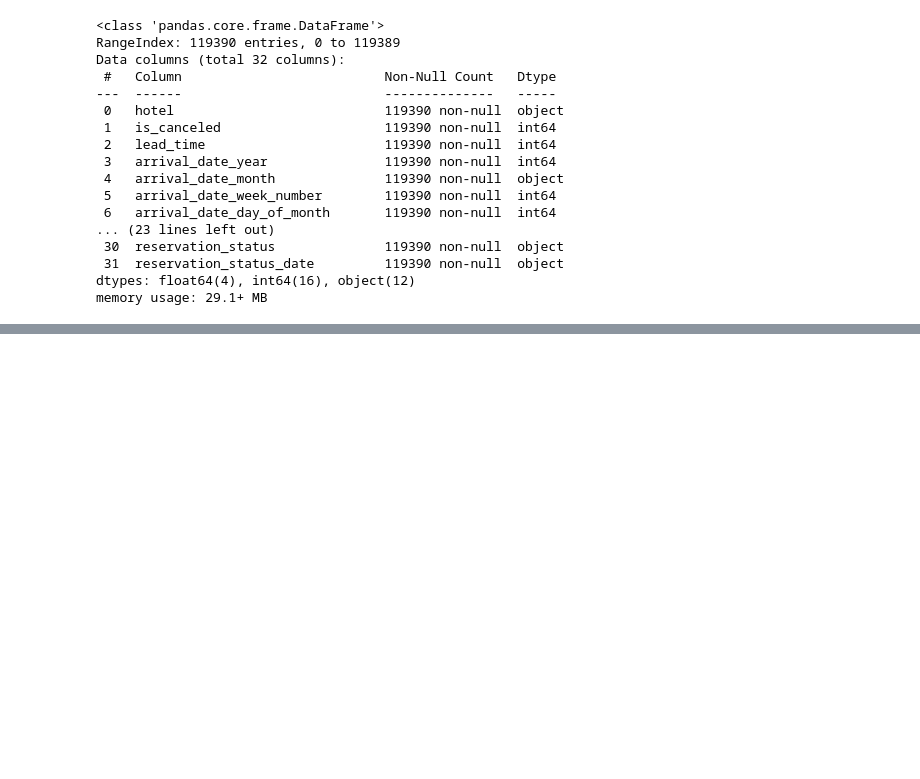
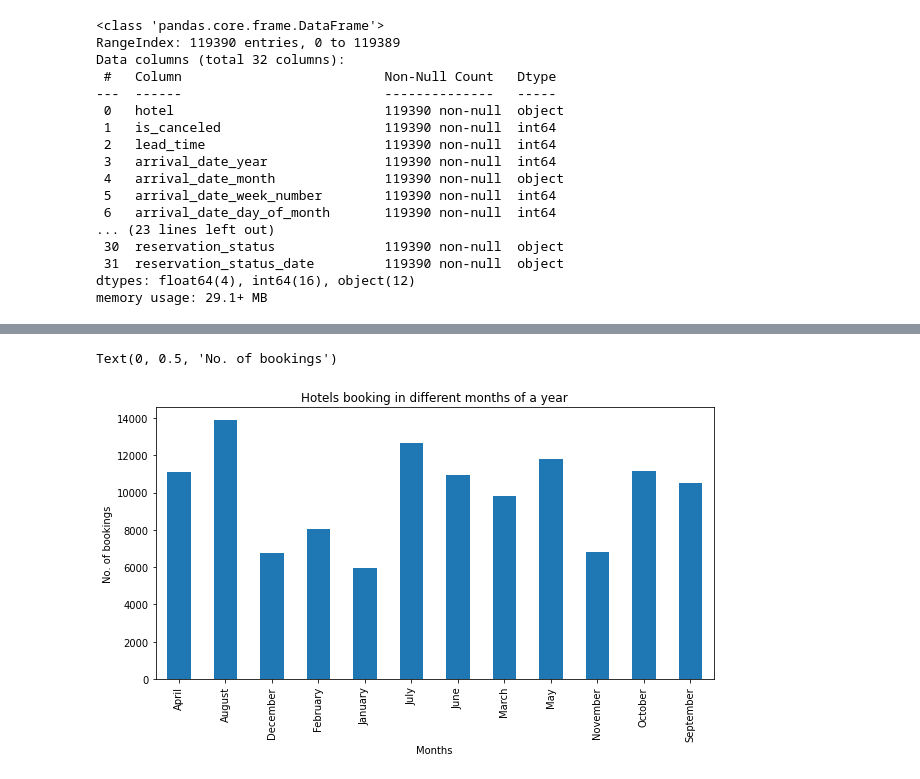
Before and after one commit to ritik1804k/Hotel-Booking-Analysis-, a Jupyter notebook: Hotel_Booking_Analysis_Capstone_Project.ipynb, the cells around one changed output, grey strips where cells are left out. Saved outputs shown, nothing was run; the diff lists cells and outputs as text; code cells hidden in the pictures; blank space fills up the shorter version.

```diff
--- a/Hotel_Booking_Analysis_Capstone_Project.ipynb
+++ b/Hotel_Booking_Analysis_Capstone_Project.ipynb
@@ -147,3 +138,7 @@ From the null value removal we got the insight that we can replacethe null value
-# %%
-# replacing all the null value
-hotel_df = hotel_df.replace('NaN', '0')
+# %%
+# as we can see that there are four columns with null value ( company,agent,country,children)
+# relpacing all the null values with some suitable value
+hotel_df['company'].fillna(0,inplace=True)
+hotel_df['agent'].fillna(0,inplace=True)
+hotel_df['country'].fillna('other',inplace=True)
+hotel_df['children'].fillna(0,inplace=True)
@@ -167,3 +185,7 @@ Data columns (total 32 columns):
  31  reservation_status_date         119390 non-null  object
 dtypes: float64(4), int64(16), object(12)
 memory usage: 29.1+ MB
+# %%
+# we should create some new columns
+hotel_df['total people'] = hotel_df['adults'] + hotel_df['children'] + hotel_df['babies']
+hotel_df['total stay'] = hotel_df['stays_in_weekend_nights'] + hotel_df['stays_in_week_nights']
@@ -169,0 +212,4 @@ memory usage: 29.1+ MB
+# %%
+# counting the no. of bookings in different months in a year
+best_time_in_year =  hotel_df['arrival_date_month'].value_counts().sort_index()
+best_time_in_year
@@ -169,0 +230,10 @@ memory usage: 29.1+ MB
+# %%
+# ploting bar graph to show the best time for hotel booking
+plt.rcParams['figure.figsize'] = (10, 5)
+best_time_in_year.plot(kind='bar')
+plt.title('Hotels booking in different months of a year')
+plt.xlabel('Months')
+plt.ylabel('No. of bookings')
+# %% [output]
+Text(0, 0.5, 'No. of bookings')
+[figure, added]
```
Also changed, not shown: parts of 11 cells of this notebook.
